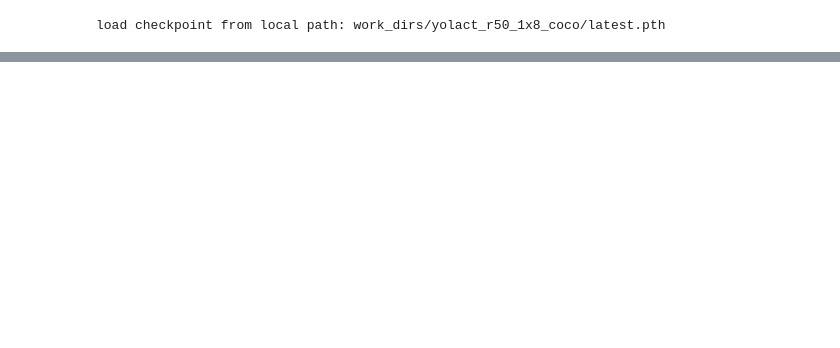
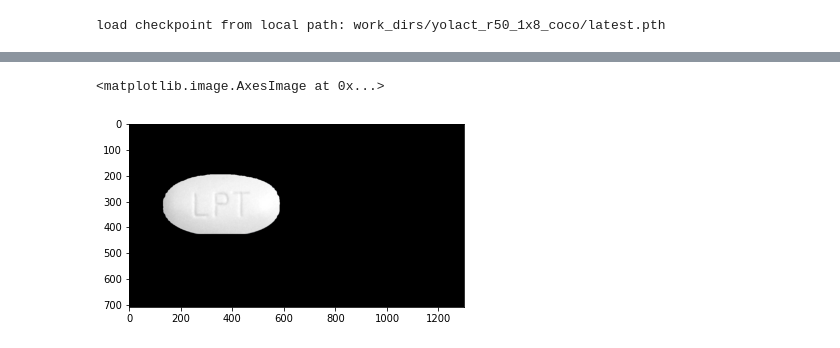
Before and after one commit to boostcampaitech3/final-project-level3-cv-16, a Jupyter notebook: mmdetection/inference.ipynb, the cells around one changed output, grey strips where cells are left out. Cells and saved outputs as stored; diff of their text form; code cells hidden in the pictures; blank space fills up the shorter version.

```diff
--- a/mmdetection/inference.ipynb
+++ b/mmdetection/inference.ipynb
@@ -27,0 +39,5 @@ show_result_pyplot(model, img, results)
+# %%
+plt.imshow(seg[0][0][:,:,np.newaxis]*image)
+# %% [output]
+<matplotlib.image.AxesImage at 0x...>
+[figure, added]
```
Also changed, not shown: parts of 8 cells of this notebook.
